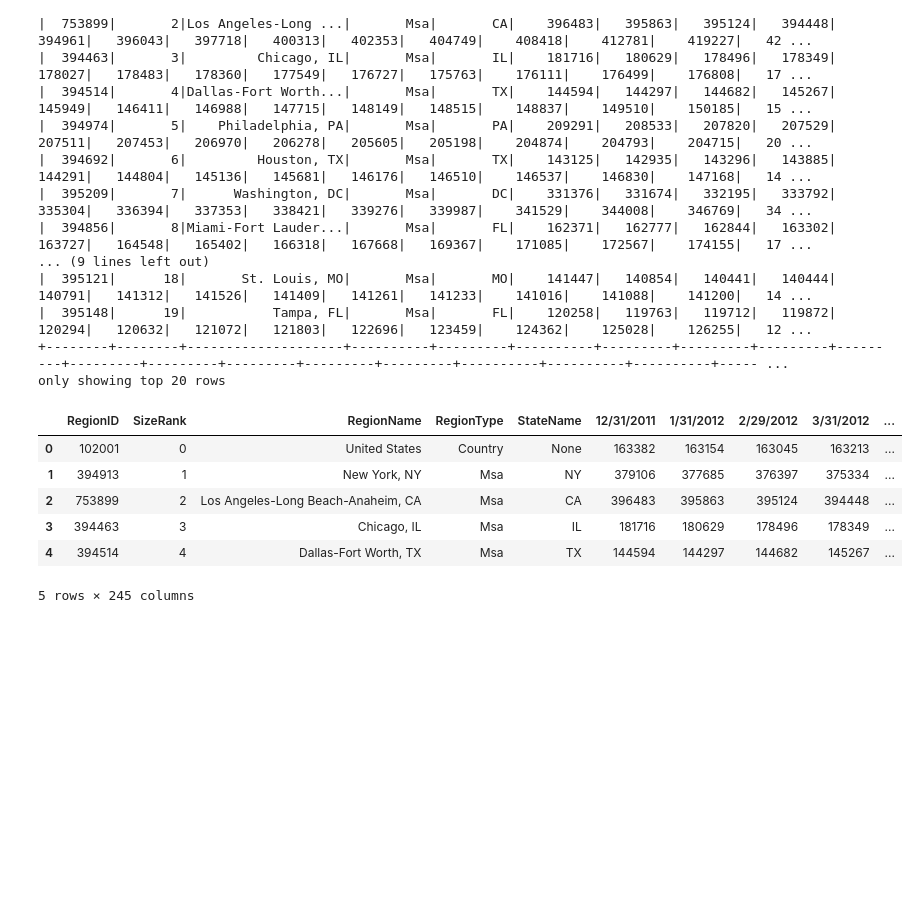
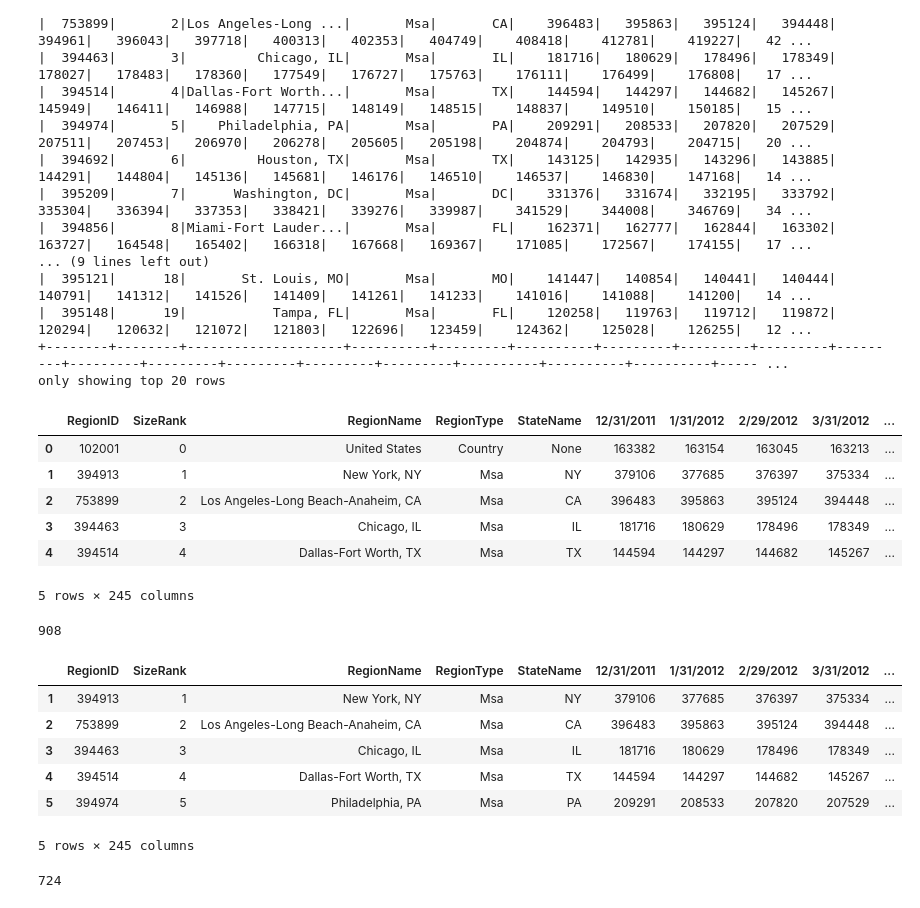
Before and after one commit to dmtiblin/Project-4-Team, a Jupyter notebook: test_work/zillow_regression.ipynb, the cells around one changed output. Cells and saved outputs as stored; diff of their text form; code cells hidden in the pictures; blank space fills up the shorter version.

Commit message:
Remove duplicates and NAN

```diff
--- a/test_work/zillow_regression.ipynb
+++ b/test_work/zillow_regression.ipynb
@@ -158,10 +158,27 @@ full_df.head(5)
 5 rows × 245 columns
 # %%
 # Show number of rows
+full_df.shape[0]
+# %% [output]
+908
 # %%
 # Remove duplicates and NAN values
+full_df = full_df.drop_duplicates()
+full_df = full_df.dropna()
+full_df.head(5)
+# %% [output]
+|  | RegionID | SizeRank | RegionName | RegionType | StateName | 12/31/2011 | 1/31/2012 | 2/29/2012 | 3/31/2012 | ... |
+| 1 | 394913 | 1 | New York, NY | Msa | NY | 379106 | 377685 | 376397 | 375334 | ... |
+| 2 | 753899 | 2 | Los Angeles-Long Beach-Anaheim, CA | Msa | CA | 396483 | 395863 | 395124 | 394448 | ... |
+| 3 | 394463 | 3 | Chicago, IL | Msa | IL | 181716 | 180629 | 178496 | 178349 | ... |
+| 4 | 394514 | 4 | Dallas-Fort Worth, TX | Msa | TX | 144594 | 144297 | 144682 | 145267 | ... |
+| 5 | 394974 | 5 | Philadelphia, PA | Msa | PA | 209291 | 208533 | 207820 | 207529 | ... |
+5 rows × 245 columns
 # %%
 # Show number of rows
+full_df.shape[0]
+# %% [output]
+724
 # %%
 # Set up Target as most recent price (y) and Features as rest of dataframe (X)
 # %%
```
